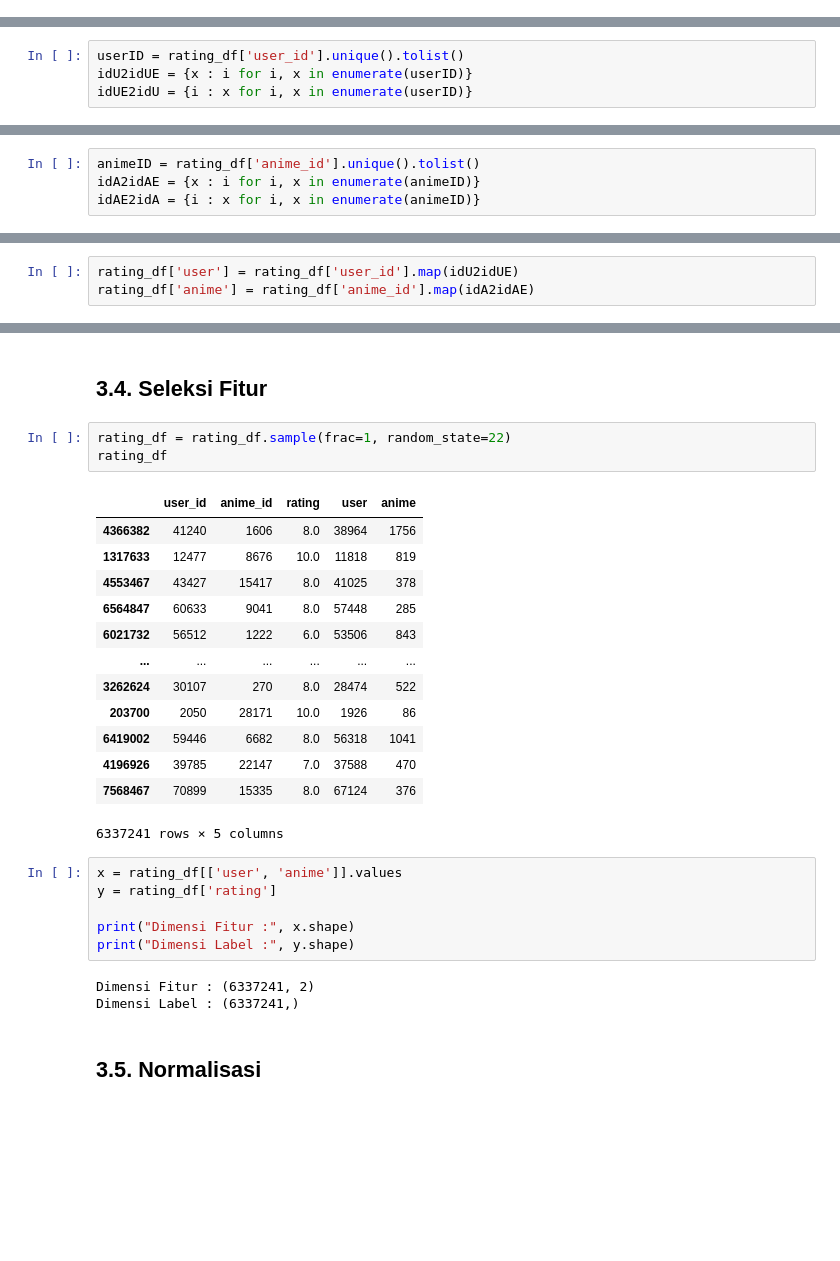
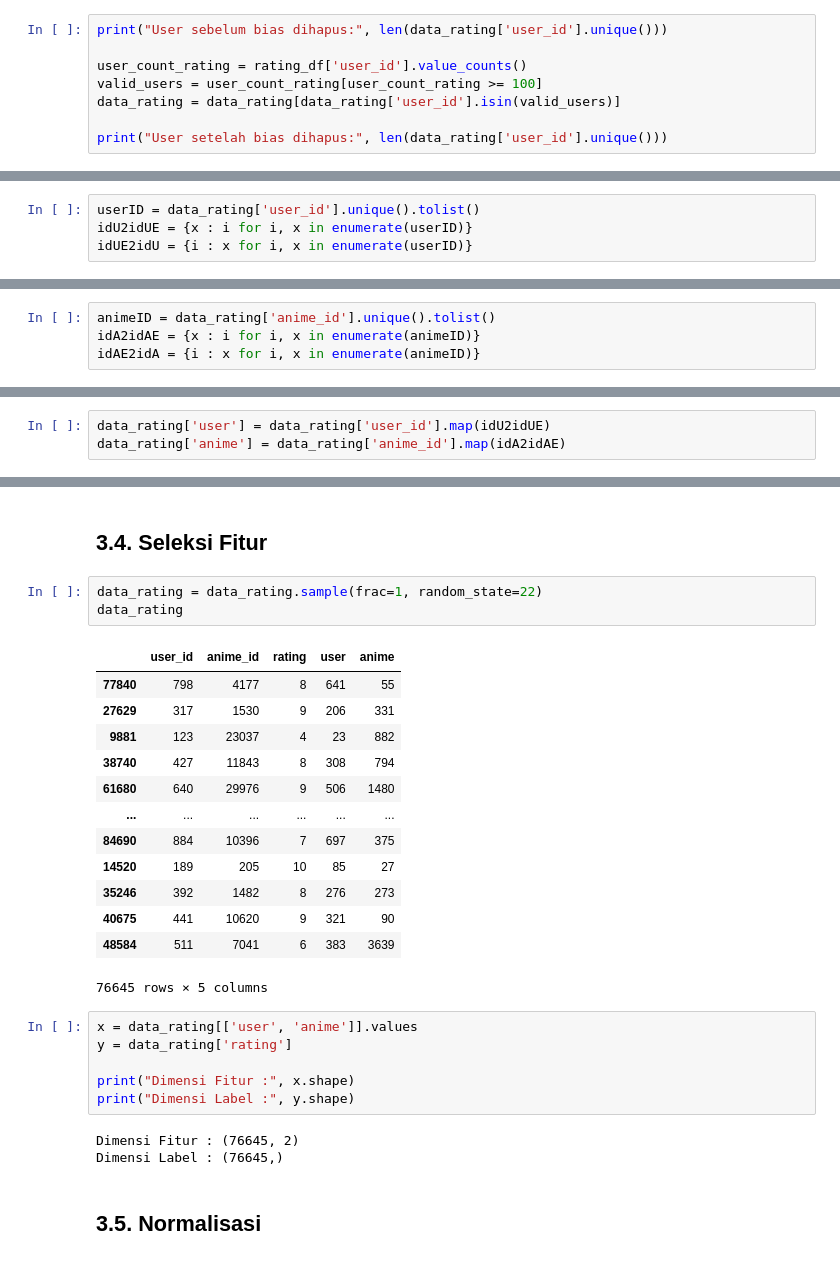
Before and after one commit to yasir-rtx/dbs_ML_expert_project02, a Jupyter notebook: model.ipynb, the cells around one changed output, grey strips where cells are left out. Cells and saved outputs as stored; diff of their text form; blank space fills up the shorter version.

```diff
--- a/model.ipynb
+++ b/model.ipynb
@@ -285,0 +324,8 @@ Name: count, dtype: int64
+# %%
+print("User sebelum bias dihapus:", len(data_rating['user_id'].unique()))
+
+user_count_rating = rating_df['user_id'].value_counts()
+valid_users = user_count_rating[user_count_rating >= 100]
+data_rating = data_rating[data_rating['user_id'].isin(valid_users)]
+
+print("User setelah bias dihapus:", len(data_rating['user_id'].unique()))
@@ -302,13 +423,13 @@ rating_df.sample(10)
 # %% [markdown]
 ### 3.3.1. Anime Encoding
 # %%
-userID = rating_df['user_id'].unique().tolist()
+userID = data_rating['user_id'].unique().tolist()
 idU2idUE = {x : i for i, x in enumerate(userID)}
 idUE2idU = {i : x for i, x in enumerate(userID)}
 # %% [markdown]
 ### 3.3.2. Rating Encoding
 # %%
-animeID = rating_df['anime_id'].unique().tolist()
+animeID = data_rating['anime_id'].unique().tolist()
 idA2idAE = {x : i for i, x in enumerate(animeID)}
 idAE2idA = {i : x for i, x in enumerate(animeID)}
 # %% [markdown]
@@ -379,5 +467,5 @@ genres = DataFrame([onehot_genre(anime_df['genre'][0])], index=anime_df['name'],
 # %% [markdown]
 ### 3.3.4. Mapping to Dataframe
 # %%
-rating_df['user'] = rating_df['user_id'].map(idU2idUE)
-rating_df['anime'] = rating_df['anime_id'].map(idA2idAE)
+data_rating['user'] = data_rating['user_id'].map(idU2idUE)
+data_rating['anime'] = data_rating['anime_id'].map(idA2idAE)
@@ -419,31 +534,31 @@ Rating Tertinggi: 10.0
 # %% [markdown]
 ## 3.4. Seleksi Fitur
 # %%
-rating_df = rating_df.sample(frac=1, random_state=22)
-rating_df
+data_rating = data_rating.sample(frac=1, random_state=22)
+data_rating
 # %% [output]
 |  | user_id | anime_id | rating | user | anime |
-| 4366382 | 41240 | 1606 | 8.0 | 38964 | 1756 |
-| 1317633 | 12477 | 8676 | 10.0 | 11818 | 819 |
-| 4553467 | 43427 | 15417 | 8.0 | 41025 | 378 |
-| 6564847 | 60633 | 9041 | 8.0 | 57448 | 285 |
-| 6021732 | 56512 | 1222 | 6.0 | 53506 | 843 |
+| 77840 | 798 | 4177 | 8 | 641 | 55 |
+| 27629 | 317 | 1530 | 9 | 206 | 331 |
+| 9881 | 123 | 23037 | 4 | 23 | 882 |
+| 38740 | 427 | 11843 | 8 | 308 | 794 |
+| 61680 | 640 | 29976 | 9 | 506 | 1480 |
 | ... | ... | ... | ... | ... | ... |
-| 3262624 | 30107 | 270 | 8.0 | 28474 | 522 |
-| 203700 | 2050 | 28171 | 10.0 | 1926 | 86 |
-| 6419002 | 59446 | 6682 | 8.0 | 56318 | 1041 |
-| 4196926 | 39785 | 22147 | 7.0 | 37588 | 470 |
-| 7568467 | 70899 | 15335 | 8.0 | 67124 | 376 |
+| 84690 | 884 | 10396 | 7 | 697 | 375 |
+| 14520 | 189 | 205 | 10 | 85 | 27 |
+| 35246 | 392 | 1482 | 8 | 276 | 273 |
+| 40675 | 441 | 10620 | 9 | 321 | 90 |
+| 48584 | 511 | 7041 | 6 | 383 | 3639 |
-6337241 rows × 5 columns
+76645 rows × 5 columns
 # %%
-x = rating_df[['user', 'anime']].values
-y = rating_df['rating']
+x = data_rating[['user', 'anime']].values
+y = data_rating['rating']
 
 print("Dimensi Fitur :", x.shape)
 print("Dimensi Label :", y.shape)
 # %% [output]
-Dimensi Fitur : (6337241, 2)
-Dimensi Label : (6337241,)
+Dimensi Fitur : (76645, 2)
+Dimensi Label : (76645,)
 # %% [markdown]
 ## 3.5. Normalisasi
 # %%
```
Also changed, not shown: parts of 64 cells of this notebook, 1 other file.
